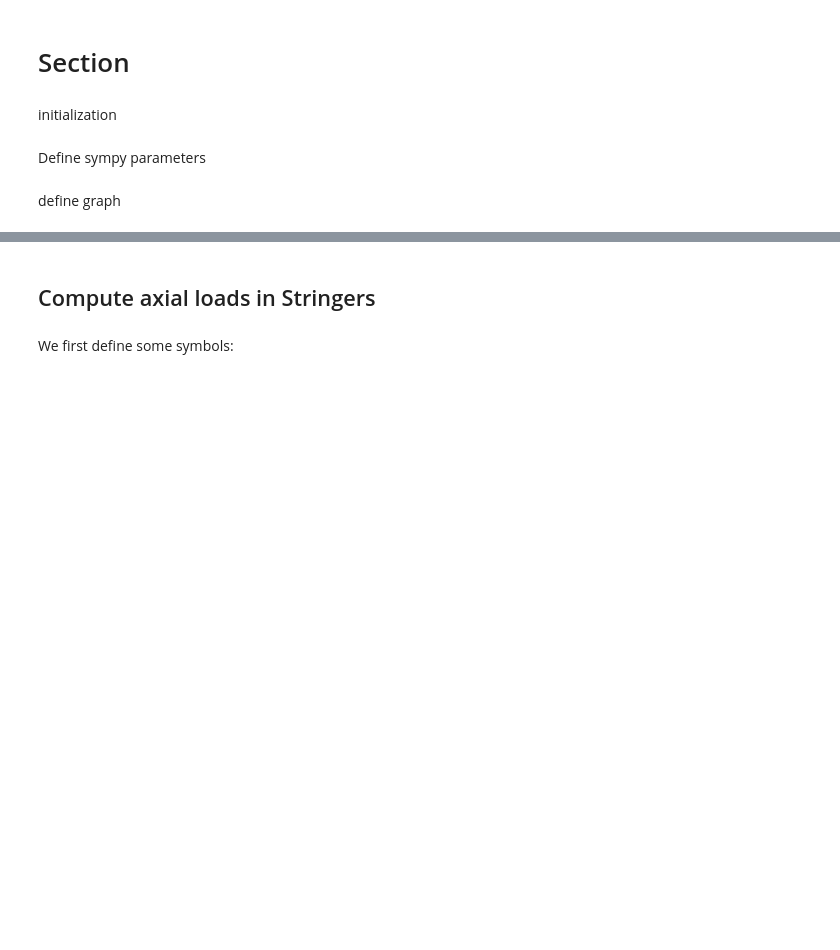
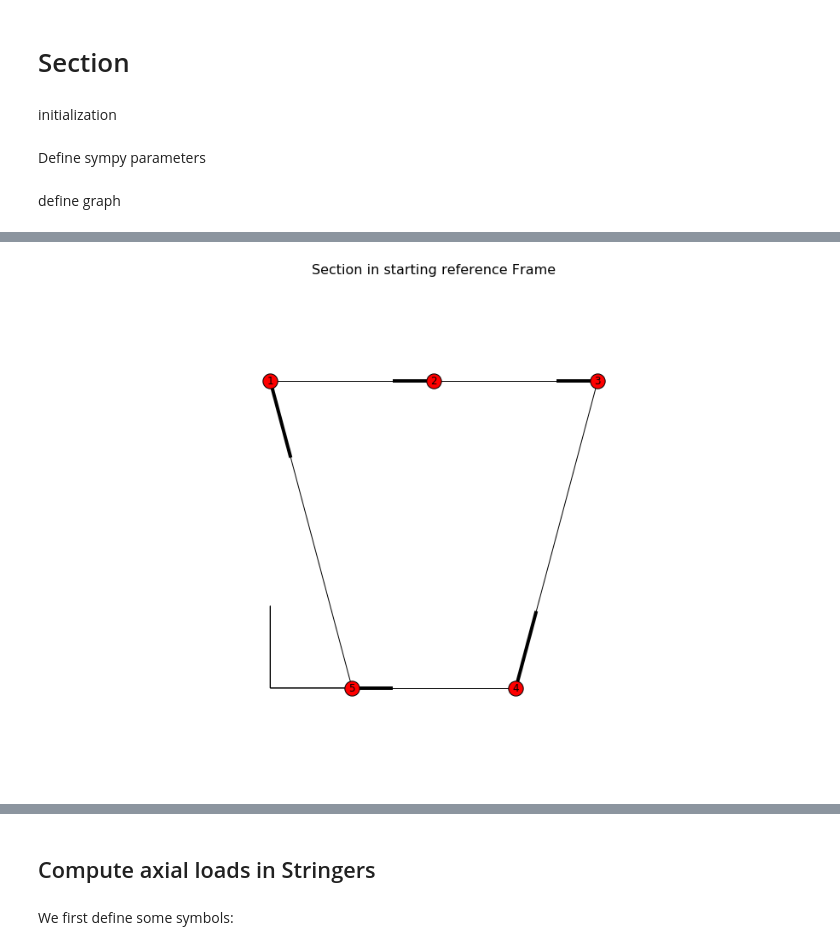
Before and after one commit to Ccaccia73/semimonocoque, a Jupyter notebook: SemiMonoCoque.ipynb, the cells around one changed output, grey strips where cells are left out. Drawn from its saved outputs; the diff is of its cells as text; code cells hidden in the pictures; blank space fills up the shorter version.

```diff
--- a/SemiMonoCoque.ipynb
+++ b/SemiMonoCoque.ipynb
@@ -44,13 +48,15 @@ values = [(A, 150 * ureg.millimeter**2),(A0, 250  * ureg.millimeter**2),(a, 80 *
           (b, 20 * ureg.millimeter),(h, 75 * ureg.millimeter),(L, 2000 * ureg.millimeter)]
 datav = [(v[0],v[1].magnitude) for v in values]
 # %%
-start_pos={ii: [S1.g.node[ii]['ip'][i].subs(datav) for i in range(2)] for ii in S1.g.nodes() }
+start_pos={ii: [float(S1.g.node[ii]['ip'][i].subs(datav)) for i in range(2)] for ii in S1.g.nodes() }
 # %%
 plt.figure(figsize=(12,8),dpi=300)
-nx.draw(S1.g,with_labels=True, pos=start_pos)
+nx.draw(S1.g,with_labels=True, arrows= True, pos=start_pos)
 plt.arrow(0,0,20,0)
 plt.arrow(0,0,0,20)
 #plt.text(0,0, 'CG', fontsize=24)
 plt.axis('equal')
 plt.title("Section in starting reference Frame",fontsize=16);
+# %% [output]
+[figure, added]
 # %%
```
Also changed, not shown: parts of 8 cells of this notebook, 1 other file.
